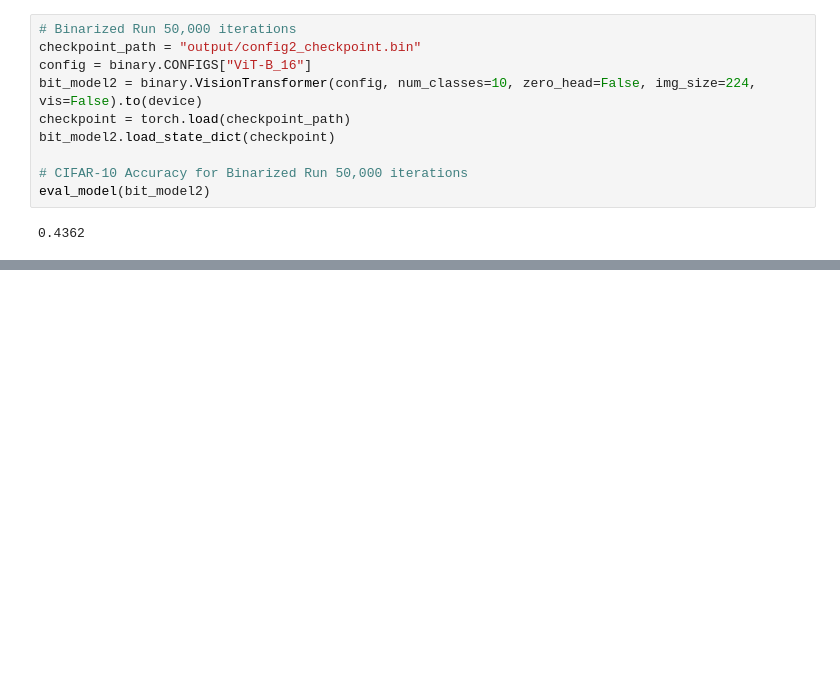
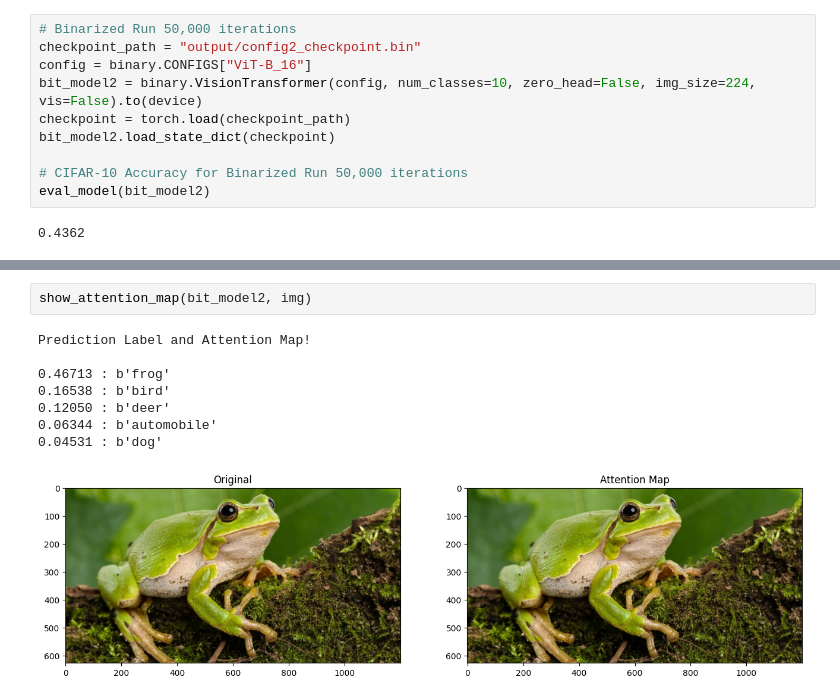
Before and after one commit to Vincent-La/ViT-CMSC472, a Jupyter notebook: evaluation.ipynb, the cells around one changed output, grey strips where cells are left out. Drawn from its saved outputs; the diff is of its cells as text; blank space fills up the shorter version.

```diff
--- a/evaluation.ipynb
+++ b/evaluation.ipynb
@@ -154,0 +257,11 @@ eval_model(bit_model2)
+# %%
+show_attention_map(bit_model2, img)
+# %% [output]
+Prediction Label and Attention Map!
+
+0.46713 : b'frog'
+0.16538 : b'bird'
+0.12050 : b'deer'
+0.06344 : b'automobile'
+0.04531 : b'dog'
+[figure, added]
```
Also changed, not shown: parts of 11 cells of this notebook, 1 other file.
